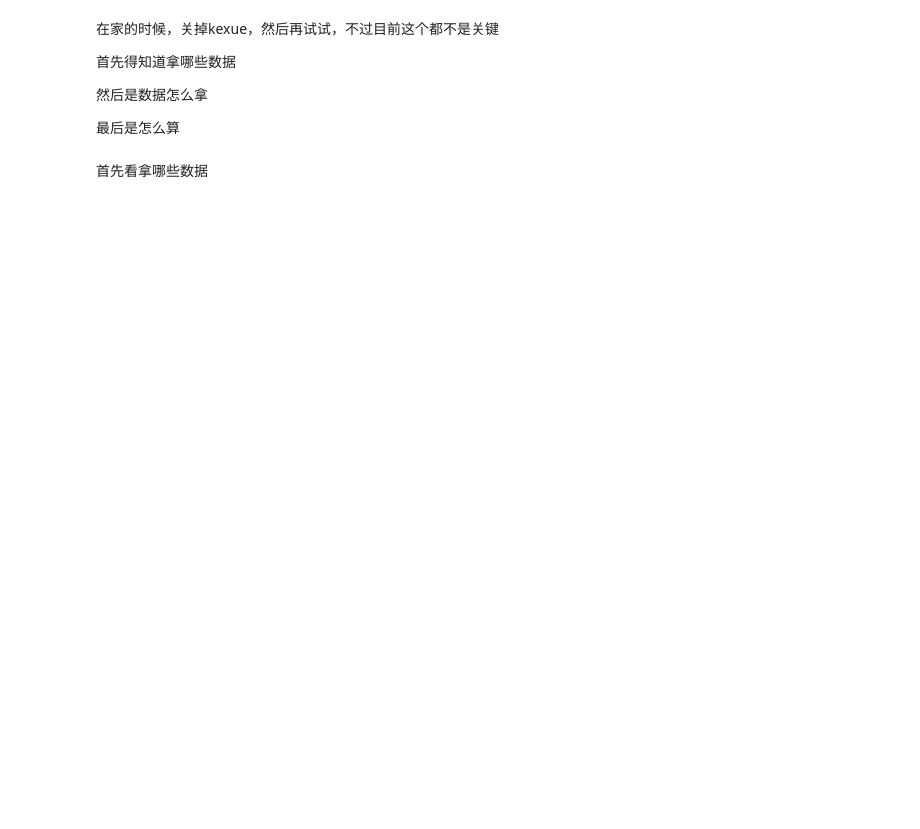
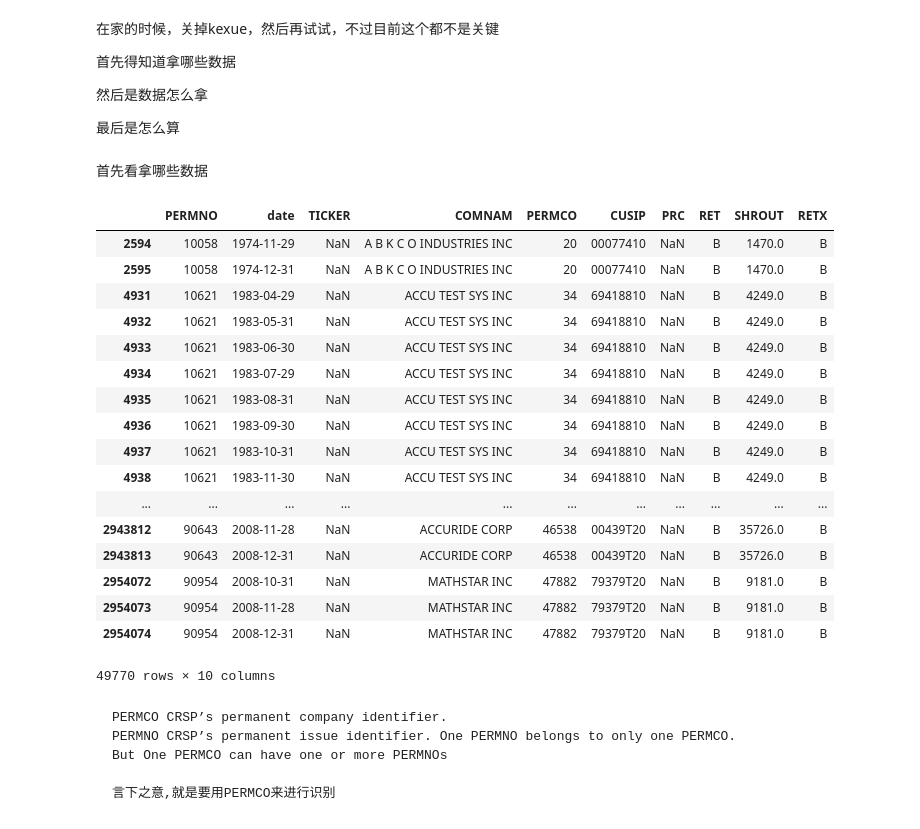
Before and after one commit to dxcv/strategy_research, a Jupyter notebook: wrds/wrds research.ipynb, the cells around one changed output. Cells and saved outputs as stored; diff of their text form; code cells hidden in the pictures; blank space fills up the shorter version.

````diff
--- a/wrds/wrds research.ipynb
+++ b/wrds/wrds research.ipynb
@@ -54,0 +44,24 @@ djones.tail()
+# %%
+data = pd.read_csv('data/return.zip', parse_dates=['date'], infer_datetime_format=True,
+                  dtype={'PERMCO':str})
+# %%
+data.query('RET == "B"')
+# %% [output]
+|  | PERMNO | date | TICKER | COMNAM | PERMCO | CUSIP | PRC | RET | SHROUT | RETX |
+| 2594 | 10058 | 1974-11-29 | NaN | A B K C O INDUSTRIES INC | 20 | 00077410 | NaN | B | 1470.0 | B |
+| 2595 | 10058 | 1974-12-31 | NaN | A B K C O INDUSTRIES INC | 20 | 00077410 | NaN | B | 1470.0 | B |
+| 4931 | 10621 | 1983-04-29 | NaN | ACCU TEST SYS INC | 34 | 69418810 | NaN | B | 4249.0 | B |
+| 4932 | 10621 | 1983-05-31 | NaN | ACCU TEST SYS INC | 34 | 69418810 | NaN | B | 4249.0 | B |
+| 4933 | 10621 | 1983-06-30 | NaN | ACCU TEST SYS INC | 34 | 69418810 | NaN | B | 4249.0 | B |
+| 4934 | 10621 | 1983-07-29 | NaN | ACCU TEST SYS INC | 34 | 69418810 | NaN | B | 4249.0 | B |
+| 4935 | 10621 | 1983-08-31 | NaN | ACCU TEST SYS INC | 34 | 69418810 | NaN | B | 4249.0 | B |
+| 4936 | 10621 | 1983-09-30 | NaN | ACCU TEST SYS INC | 34 | 69418810 | NaN | B | 4249.0 | B |
+| 4937 | 10621 | 1983-10-31 | NaN | ACCU TEST SYS INC | 34 | 69418810 | NaN | B | 4249.0 | B |
+| 4938 | 10621 | 1983-11-30 | NaN | ACCU TEST SYS INC | 34 | 69418810 | NaN | B | 4249.0 | B |
+| ... | ... | ... | ... | ... | ... | ... | ... | ... | ... | ... |
+| 2943812 | 90643 | 2008-11-28 | NaN | ACCURIDE CORP | 46538 | 00439T20 | NaN | B | 35726.0 | B |
+| 2943813 | 90643 | 2008-12-31 | NaN | ACCURIDE CORP | 46538 | 00439T20 | NaN | B | 35726.0 | B |
+| 2954072 | 90954 | 2008-10-31 | NaN | MATHSTAR INC | 47882 | 79379T20 | NaN | B | 9181.0 | B |
+| 2954073 | 90954 | 2008-11-28 | NaN | MATHSTAR INC | 47882 | 79379T20 | NaN | B | 9181.0 | B |
+| 2954074 | 90954 | 2008-12-31 | NaN | MATHSTAR INC | 47882 | 79379T20 | NaN | B | 9181.0 | B |
+49770 rows × 10 columns
@@ -54,0 +77,8 @@ djones.tail()
+# %% [markdown]
+```
+PERMCO CRSP’s permanent company identifier.
+PERMNO CRSP’s permanent issue identifier. One PERMNO belongs to only one PERMCO.
+But One PERMCO can have one or more PERMNOs
+
+言下之意,就是要用PERMCO来进行识别
+```
````
Also changed, not shown: parts of 47 cells of this notebook, 6 other files.
